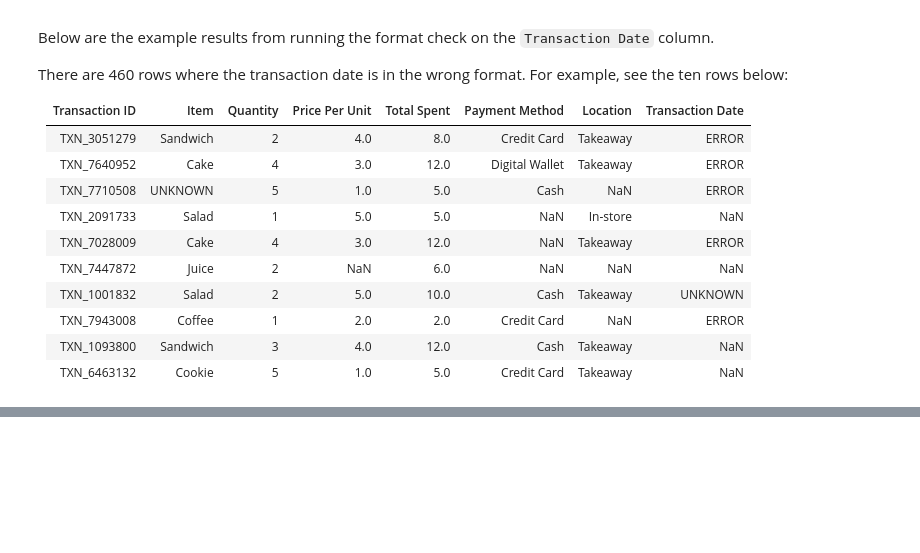
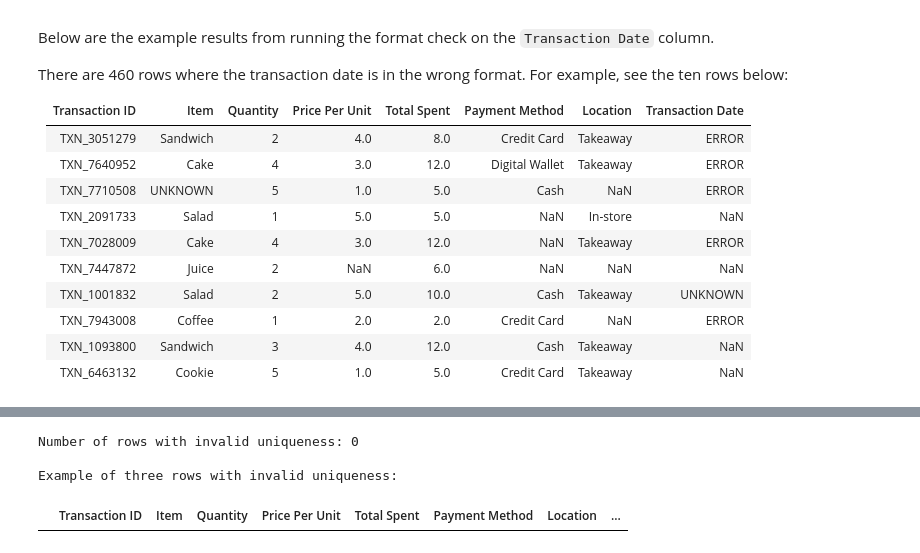
Before and after one commit to Natasa127/CSI4142-A2, a Jupyter notebook: Validity.ipynb, the cells around one changed output, grey strips where cells are left out. Saved outputs shown, nothing was run; the diff lists cells and outputs as text; code cells hidden in the pictures; blank space fills up the shorter version.

```diff
--- a/Validity.ipynb
+++ b/Validity.ipynb
@@ -297,0 +280,42 @@ There are 460 rows where the transaction date is in the wrong format. For exampl
+# %%
+# Parameters to be edited by the user
+
+# Valid attributes for the uniqueness check
+# The uniqueness check would run on any column, but this is the only column that should be unique, thus it is the only column included in our list of valid attributes.
+attributes = ['Transaction ID']
+
+# Attribute selection
+test_attribute = 'Transaction ID'
+# %%
+# Error Check
+
+# Store a series of the counts of each value in the chosen column
+attribute_series_counts = sales[test_attribute].value_counts()
+
+# Evaluates a single value, checking if it is unique in the chosen column
+def uniqueness_filter(value, counts):
+    if pd.isna(value):
+        return False
+    if counts[value] == 1:
+        return True
+    return False
+
+# Apply the function to the test attribute, setting rows with non-unique values in the designated column to True
+invalid_uniqueness = sales[test_attribute].apply(
+    lambda attribute: not uniqueness_filter(attribute, attribute_series_counts)
+)
+
+# Save the invalid rows
+invalid_uniqueness_df = sales.loc[invalid_uniqueness]
+
+# Print the number of rows with invalid formatting on the chosen test attribute
+print(f"Number of rows with invalid uniqueness: {invalid_uniqueness.sum()}\n")
+
+# Display the first 3 rows with invalid formatting on the chosen test attribute
+print("Example of three rows with invalid uniqueness:")
+invalid_uniqueness_df.head(3)
+# %% [output]
+Number of rows with invalid uniqueness: 0
+
+Example of three rows with invalid uniqueness:
+|  | Transaction ID | Item | Quantity | Price Per Unit | Total Spent | Payment Method | Location | ... |
```
Also changed, not shown: parts of 14 cells of this notebook.
